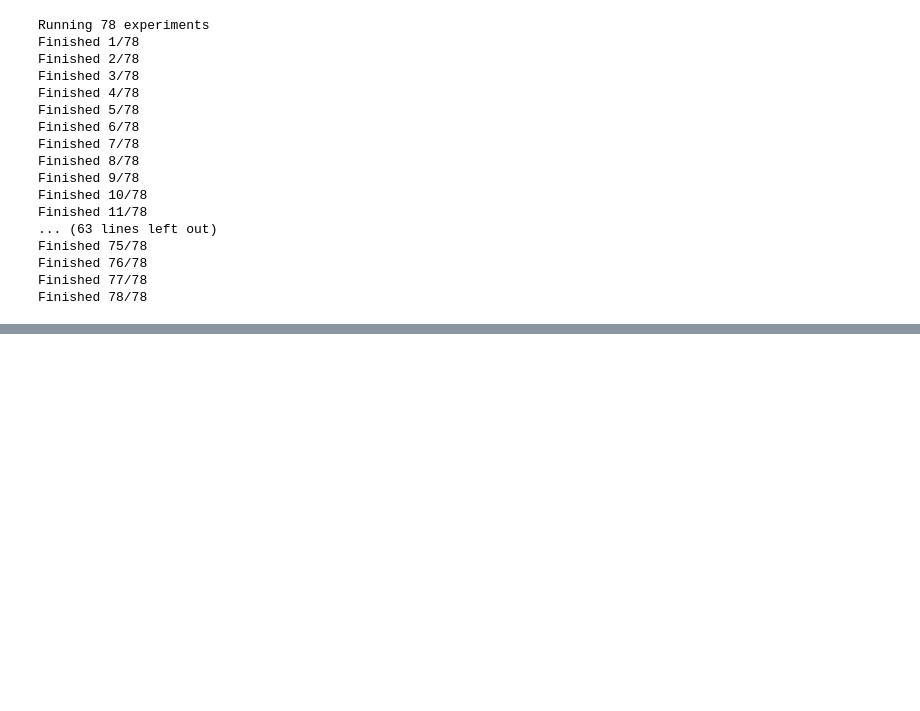
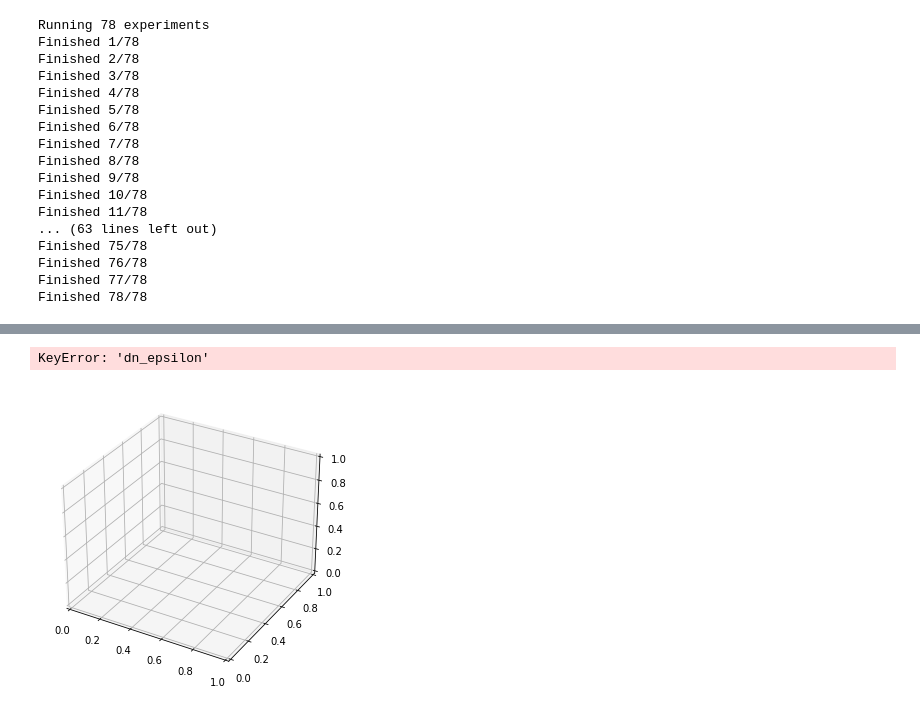
Before and after one commit to mgul999/cs226finalproject, a Jupyter notebook: 226 final project.ipynb, the cells around one changed output, grey strips where cells are left out. Saved outputs shown, nothing was run; the diff lists cells and outputs as text; code cells hidden in the pictures; blank space fills up the shorter version.

```diff
--- a/226 final project.ipynb
+++ b/226 final project.ipynb
@@ -243,0 +288,7 @@ at_600.plot(x="epsilon", y=["percent_reconstructed"],
+# %%
+two_epsilons = run_experiment(
+    ns = [1000],
+    mechanism_class = LaplaceMechanism,
+    mech_args = [{"epsilon": x} for x in [.1*y for y in range(7, 11)]],
+    dn_epsilons=[0.1*x for x in range(1, 10)],
+    t_generators=([lambda n: n, lambda n: 2*n]))
@@ -243,0 +307,5 @@ at_600.plot(x="epsilon", y=["percent_reconstructed"],
+# %%
+plot_both_eps(two_epsilons[two_epsilons["num_queries"] == 1000])
+# %% [output]
+KeyError: 'dn_epsilon'
+[figure, added]
```
Also changed, not shown: parts of 13 cells of this notebook.
